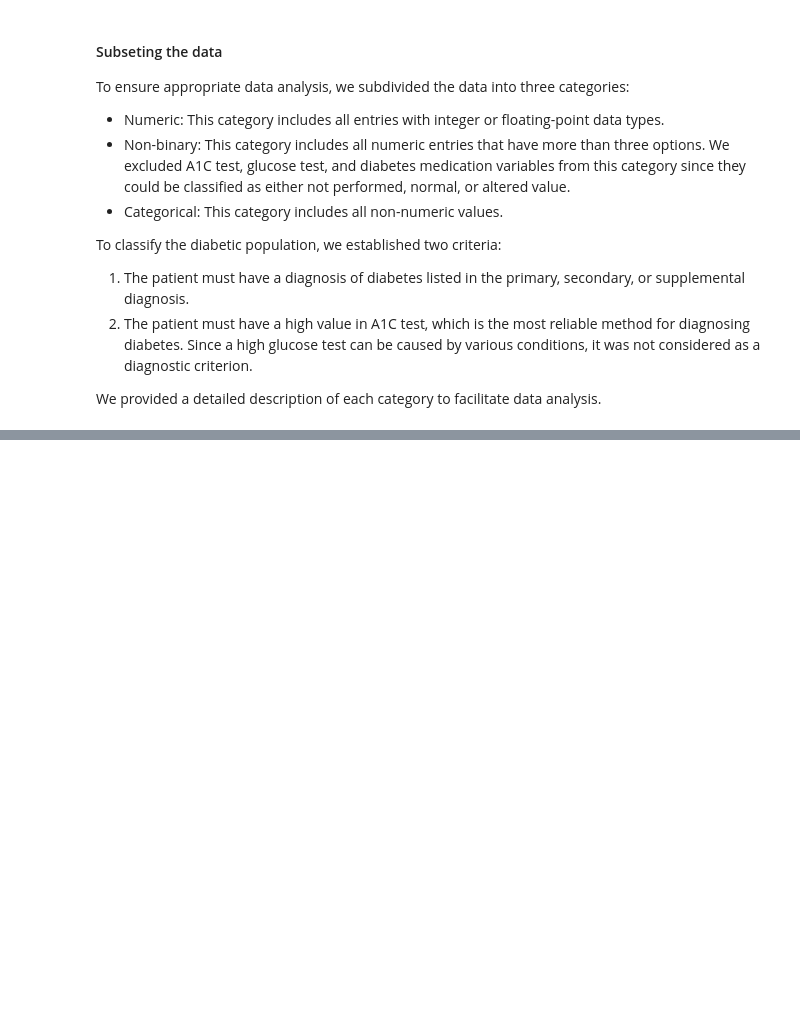
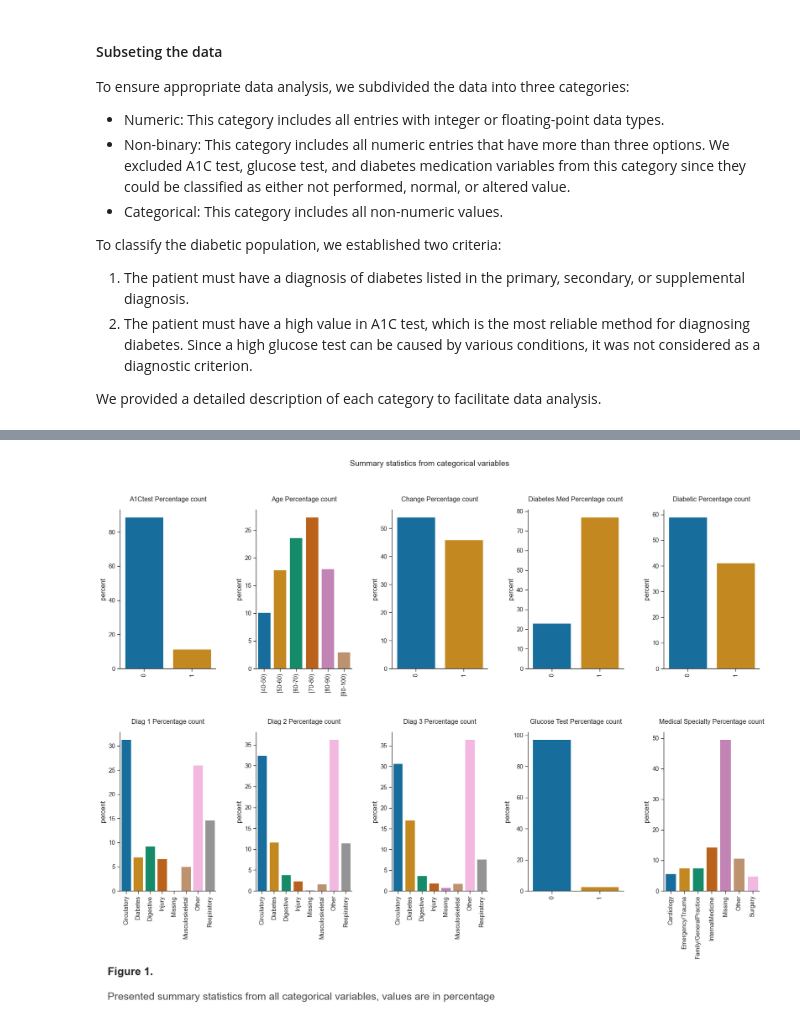
Before and after one commit to SirTee12/Reducing-Hospital-Readmission, a Jupyter notebook: Reducing-Hospital-Readmissions.ipynb, the cells around one changed output, grey strips where cells are left out. Drawn from its saved outputs; the diff is of its cells as text; code cells hidden in the pictures; blank space fills up the shorter version.

Commit message:
plot graph showing the summary of each categroy columns in percent

```diff
--- a/Reducing-Hospital-Readmissions.ipynb
+++ b/Reducing-Hospital-Readmissions.ipynb
@@ -287,0 +299,28 @@ hospital_read['diabetic'] = np.where(
+# %%
+# get summary statistic for categorical variable
+grouped_cat = hospital_read[categorical] # subset the data for category clumns
+grouped_cat.columns = [col.replace('_', ' ').title() for col in grouped_cat.columns] #replace - with _ and capitalize each word
+column_cat = grouped_cat.columns.values.tolist() # convert column names to list
+
+# set figure an subplot
+fig, axes = plt.subplots(2, 5, figsize = (20, 12))
+list_ax = axes.reshape(-1)
+
+# plot the bar chart displaying the statistics
+for col, ax in zip(sorted(column_cat), list_ax):
+    (grouped_cat[col].value_counts(normalize = True).mul(100).reset_index(name = 'percent').rename(columns={'index':'values'}).\
+    pipe((sns.barplot, 'data'), x = 'values', y = 'percent', ax = ax))
+    ax.set_title(f'{col} Percentage count', y = 1.03) # set the title for each subplot
+    ax.set_xlabel('') # set the label for the x axis
+    ax.tick_params(axis = 'x', rotation = 90)
+
+# set the figure parameters
+fig.subplots_adjust(wspace = 0.42, hspace = 0.4) # adjust space between subplots
+fig.suptitle('Summary statistics from categorical variables', size = 'large') # set the title of the subplots and size
+fig1_summary_stats_cat = set_fig_caption(fig = fig, fig_number = 1,
+                                        x = 0.11, y = -0.06,
+                                        caption = 'Presented summary statistics from all categorical variables, values are in percentage',
+                                        size = 18)
+plt.show()
+# %% [output]
+[figure, added]
```
Also changed, not shown: parts of 3 cells of this notebook.
